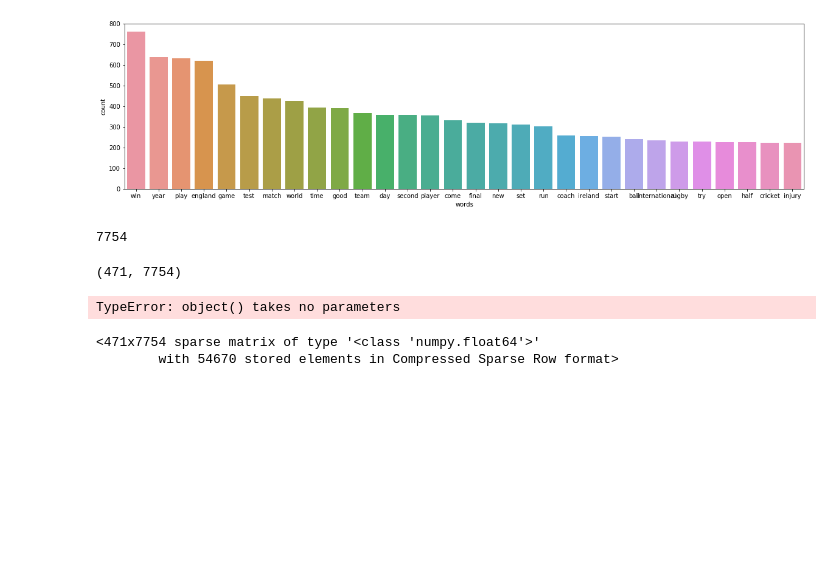
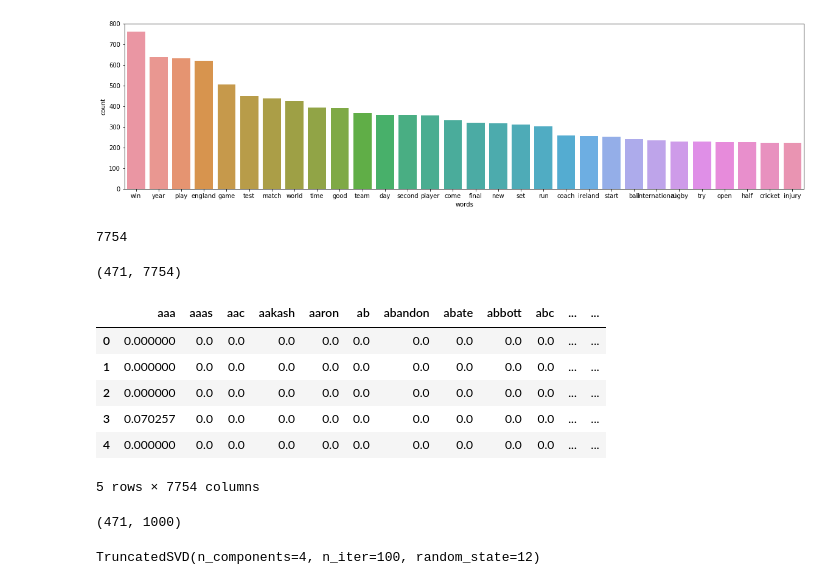
Before and after one commit to guptadhruv51/NLP-Course-Analytics-Vidhya, a Jupyter notebook: Course_Projects/Categorization of Sports Articles/Topic Modelling.ipynb, the cells around one changed output. Saved outputs shown, nothing was run; the diff lists cells and outputs as text; code cells hidden in the pictures; blank space fills up the shorter version.

```diff
--- a/Course_Projects/Categorization of Sports Articles/Topic Modelling.ipynb
+++ b/Course_Projects/Categorization of Sports Articles/Topic Modelling.ipynb
@@ -94,12 +94,26 @@ X.shape
 # %% [output]
 (471, 7754)
 # %%
-X_df=pd.SparseDataFrame(X,columns=vectorizer.get_feature_names(),default_fill_value=0)
-#X_df.head()
+X_df=pd.DataFrame.sparse.from_spmatrix(X,columns=vectorizer.get_feature_names())
+X_df.head()
 # %% [output]
+|  | aaa | aaas | aac | aakash | aaron | ab | abandon | abate | abbott | abc | ... | ... |
+| 0 | 0.000000 | 0.0 | 0.0 | 0.0 | 0.0 | 0.0 | 0.0 | 0.0 | 0.0 | 0.0 | ... | ... |
+| 1 | 0.000000 | 0.0 | 0.0 | 0.0 | 0.0 | 0.0 | 0.0 | 0.0 | 0.0 | 0.0 | ... | ... |
+| 2 | 0.000000 | 0.0 | 0.0 | 0.0 | 0.0 | 0.0 | 0.0 | 0.0 | 0.0 | 0.0 | ... | ... |
+| 3 | 0.070257 | 0.0 | 0.0 | 0.0 | 0.0 | 0.0 | 0.0 | 0.0 | 0.0 | 0.0 | ... | ... |
+| 4 | 0.000000 | 0.0 | 0.0 | 0.0 | 0.0 | 0.0 | 0.0 | 0.0 | 0.0 | 0.0 | ... | ... |
-TypeError: object() takes no parameters
+5 rows × 7754 columns
-# %%
-X
-# %% [output]
-<471x7754 sparse matrix of type '<class 'numpy.float64'>'
-        with 54670 stored elements in Compressed Sparse Row format>
+# %%
+vectorizer=TfidfVectorizer()
+vectorizer=TfidfVectorizer(max_features=1000,min_df=5,max_df=0.9)
+X=vectorizer.fit_transform(clean_articles)
+X.shape
+# %% [output]
+(471, 1000)
+# %%
+from sklearn.decomposition import TruncatedSVD
+svd=TruncatedSVD(n_components=4,random_state=12,n_iter=100)
+svd.fit(X)
+# %% [output]
+TruncatedSVD(n_components=4, n_iter=100, random_state=12)
```
Also changed, not shown: parts of 4 cells of this notebook.
